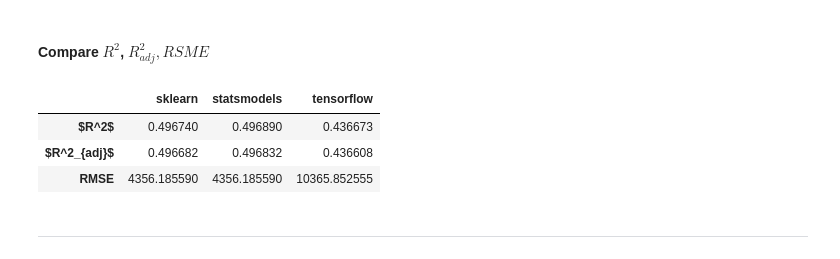
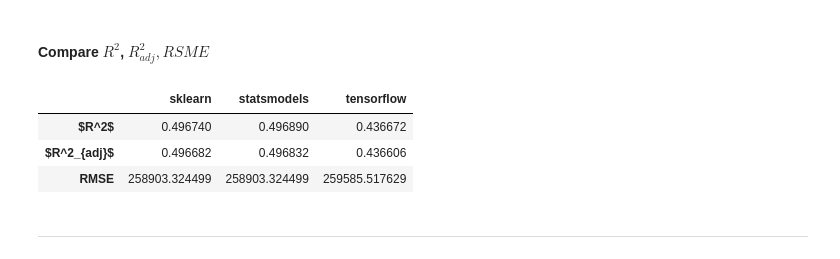
Before and after one commit to Anastasiia-Grishina/ML-DM, a Jupyter notebook: Grishina Anastasiia Lab #5 Regression.ipynb, the cells around one changed output. Saved outputs shown, nothing was run; the diff lists cells and outputs as text; code cells hidden in the pictures.

Commit message:
Corrected RMSE

```diff
--- a/Grishina Anastasiia Lab #5 Regression.ipynb
+++ b/Grishina Anastasiia Lab #5 Regression.ipynb
@@ -429,7 +429,7 @@ r_table = pd.DataFrame( 0, index = [r'$R^2$',\
                                     r'$R^2_{adj}$',\
                                     'RMSE'], columns = ["sklearn", "statsmodels", "tensorflow"])
 def rmse( pred, true):
-    return ( np.sqrt( np.mean( pred - true)**2) )
+    return ( np.sqrt( np.mean(( pred - true)**2) ) )
 
 # sklearn
 
@@ -443,36 +443,36 @@ r_table.iloc[1,0] = r - (1. - r )* expl_var / ( y_test.shape[0] - expl_var - 1.
 # RMSE
 r_table.iloc[2,0] = rmse ( regr_sk.predict(X_test_sk), y_test_sk )
 
 # statsmodels
 
 # RMSE
 r_table.iloc[2,1] = rmse (y_pred_sm, y_test)
 
 # R (using test data)
 mod_sm = sm.OLS(y_test, X_test_sm)
 res_sm = mod_sm.fit()
 r_table.iloc[0,1] = res_sm.rsquared
 
 # R_adj
 r_table.iloc[1,1] = res_sm.rsquared_adj
 
 # Tensorflow
 # R
 SSreg = np.dot( y_pred_tf - np.mean( y_test ),  y_pred_tf - np.mean( y_test ) )
 SStot = np.dot( y_test - np.mean( y_test ),     y_test - np.mean( y_test ) )
 r = r_table.iloc[0,2] = SSreg / SStot
 
 # R_adj
 r_table.iloc[1,2] =  r - (1. - r )* expl_var / ( y_test.shape[0] - expl_var - 1. )
 
 # RMSE
 r_table.iloc[2,2] = rmse ( y_pred_tf, y_test )
 r_table
 # %% [output]
 |  | sklearn | statsmodels | tensorflow |
-| $R^2$ | 0.496740 | 0.496890 | 0.436673 |
-| $R^2_{adj}$ | 0.496682 | 0.496832 | 0.436608 |
-| RMSE | 4356.185590 | 4356.185590 | 10365.852555 |
+| $R^2$ | 0.496740 | 0.496890 | 0.436672 |
+| $R^2_{adj}$ | 0.496682 | 0.496832 | 0.436606 |
+| RMSE | 258903.324499 | 258903.324499 | 259585.517629 |
 # %% [markdown]
 ----
 # %% [markdown]
```
Also changed, not shown: parts of 6 cells of this notebook.
